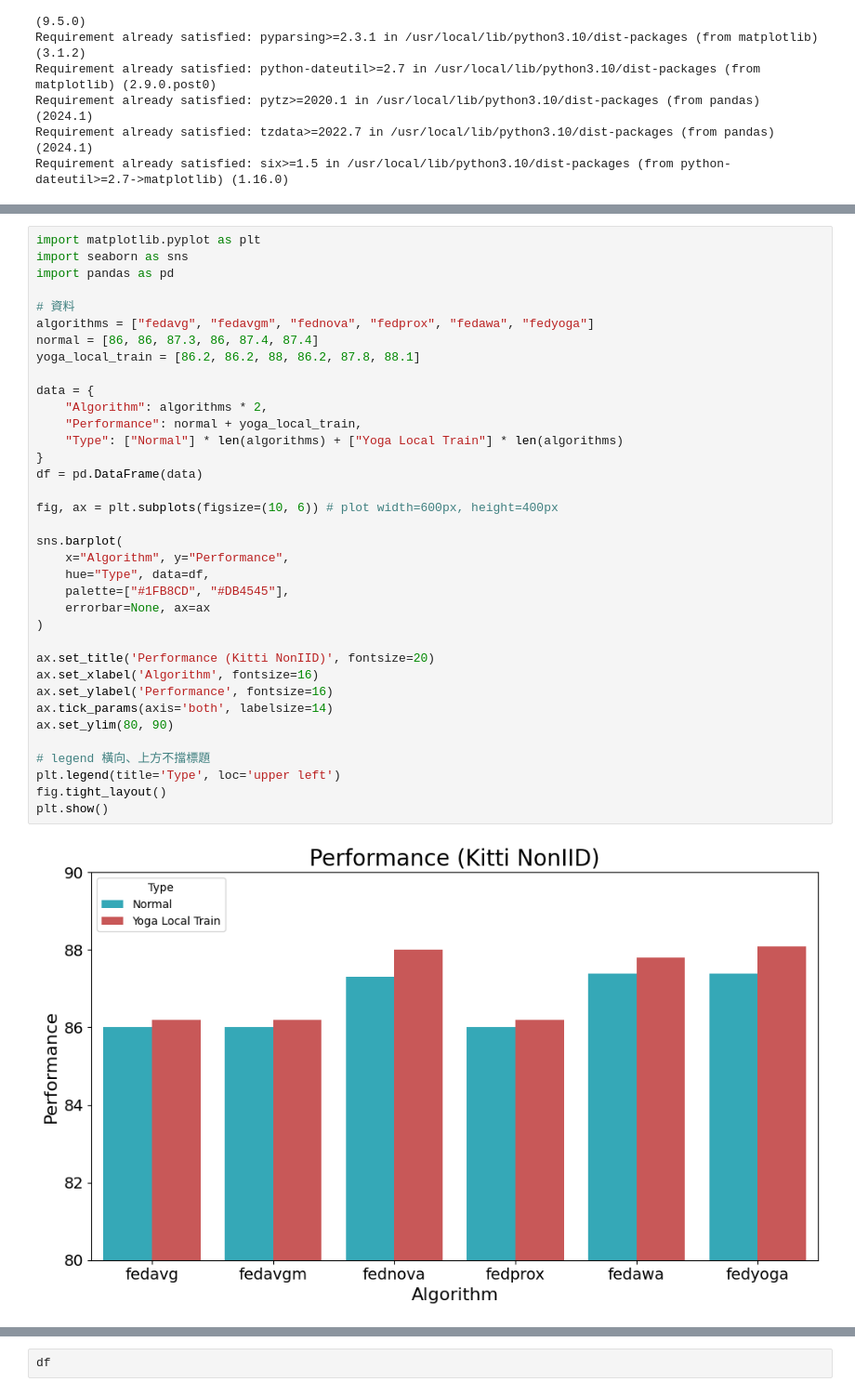
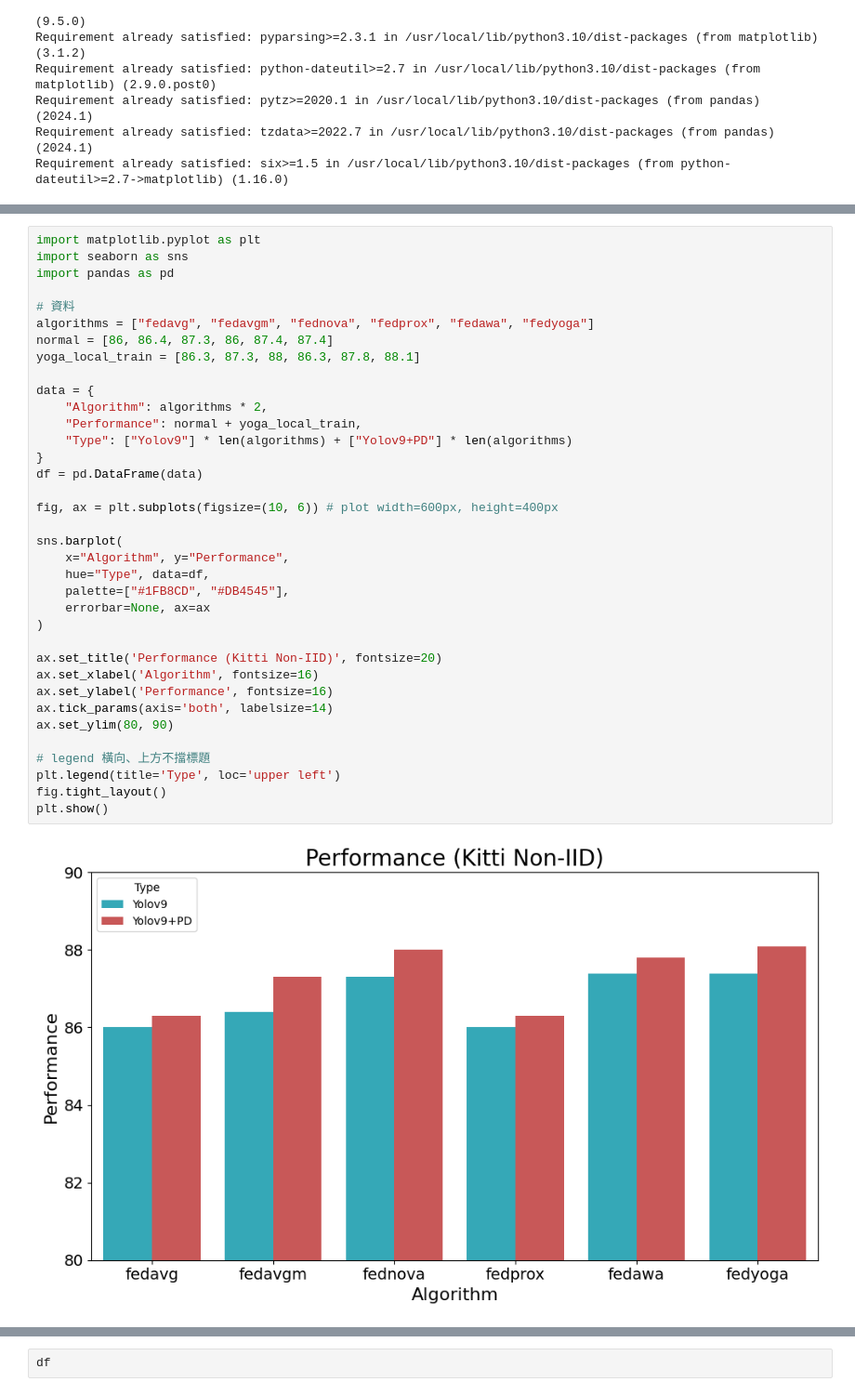
Before and after one commit to waue0920/fl_yolo_slurm, a Jupyter notebook: tools/fedyoga分析圖.ipynb, the cells around one changed output, grey strips where cells are left out. Shown at 93% size. Drawn from its saved outputs; the diff is of its cells as text.

```diff
--- a/tools/fedyoga分析圖.ipynb
+++ b/tools/fedyoga分析圖.ipynb
@@ -67,35 +29,35 @@ import seaborn as sns
 import pandas as pd
 
 # 資料
 algorithms = ["fedavg", "fedavgm", "fednova", "fedprox", "fedawa", "fedyoga"]
-normal = [86, 86, 87.3, 86, 87.4, 87.4]
-yoga_local_train = [86.2, 86.2, 88, 86.2, 87.8, 88.1]
+normal = [86, 86.4, 87.3, 86, 87.4, 87.4]
+yoga_local_train = [86.3, 87.3, 88, 86.3, 87.8, 88.1]
 
 data = {
     "Algorithm": algorithms * 2,
     "Performance": normal + yoga_local_train,
-    "Type": ["Normal"] * len(algorithms) + ["Yoga Local Train"] * len(algorithms)
+    "Type": ["Yolov9"] * len(algorithms) + ["Yolov9+PD"] * len(algorithms)
 }
 df = pd.DataFrame(data)
 
 fig, ax = plt.subplots(figsize=(10, 6)) # plot width=600px, height=400px
 
 sns.barplot(
     x="Algorithm", y="Performance",
     hue="Type", data=df,
     palette=["#1FB8CD", "#DB4545"],
     errorbar=None, ax=ax
 )
 
-ax.set_title('Performance (Kitti NonIID)', fontsize=20)
+ax.set_title('Performance (Kitti Non-IID)', fontsize=20)
 ax.set_xlabel('Algorithm', fontsize=16)
 ax.set_ylabel('Performance', fontsize=16)
 ax.tick_params(axis='both', labelsize=14)
 ax.set_ylim(80, 90)
 
 # legend 橫向、上方不擋標題
 plt.legend(title='Type', loc='upper left')
 fig.tight_layout()
 plt.show()
 # %% [output]
-[figure, old version]
+[figure, new version]
```
Also changed, not shown: parts of 16 cells of this notebook, 18 other files.
